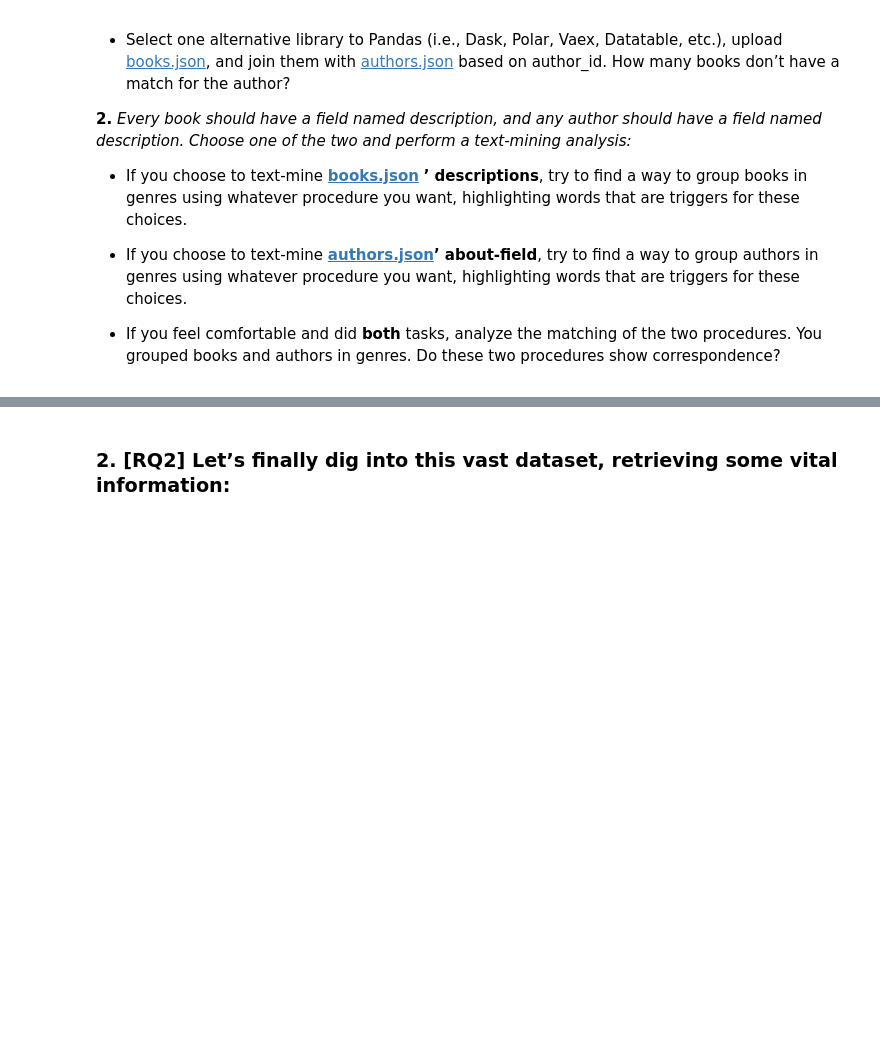
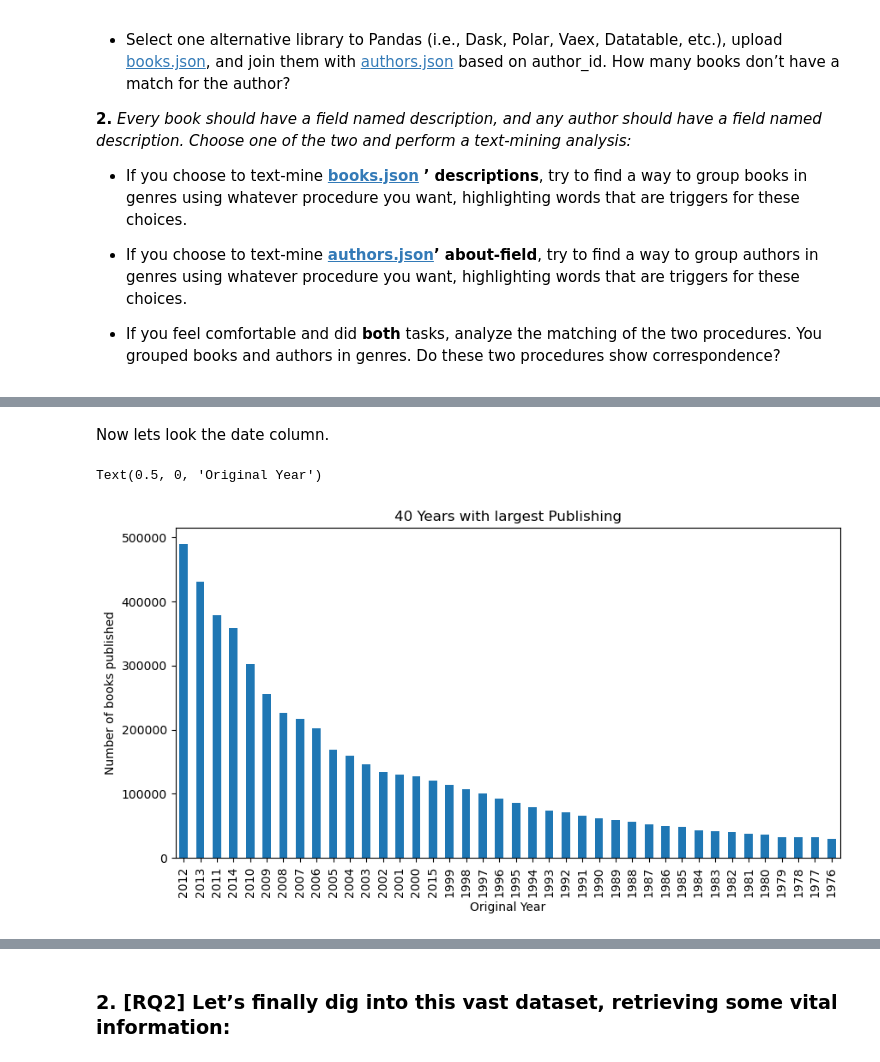
Before and after one commit to do3-173/ADM_HW2, a Jupyter notebook: research_questions.ipynb, the cells around one changed output, grey strips where cells are left out. Cells and saved outputs as stored; diff of their text form; code cells hidden in the pictures; blank space fills up the shorter version.

```diff
--- a/research_questions.ipynb
+++ b/research_questions.ipynb
@@ -83,0 +716,12 @@
+# %%
+dfw["num_pages"] = dfw["num_pages"].apply(lambda x: x if x <= 15000 else None)
+# %% [markdown]
+Now lets look the date column.
+# %%
+dfw['original_publication_date'].dt.year.value_counts().nlargest(40).plot(kind='bar', figsize=(10,5))
+plt.title("40 Years with largest Publishing")
+plt.ylabel('Number of books published')
+plt.xlabel("Original Year")
+# %% [output]
+Text(0.5, 0, 'Original Year')
+[figure, added]
```
Also changed, not shown: parts of 252 cells of this notebook.
